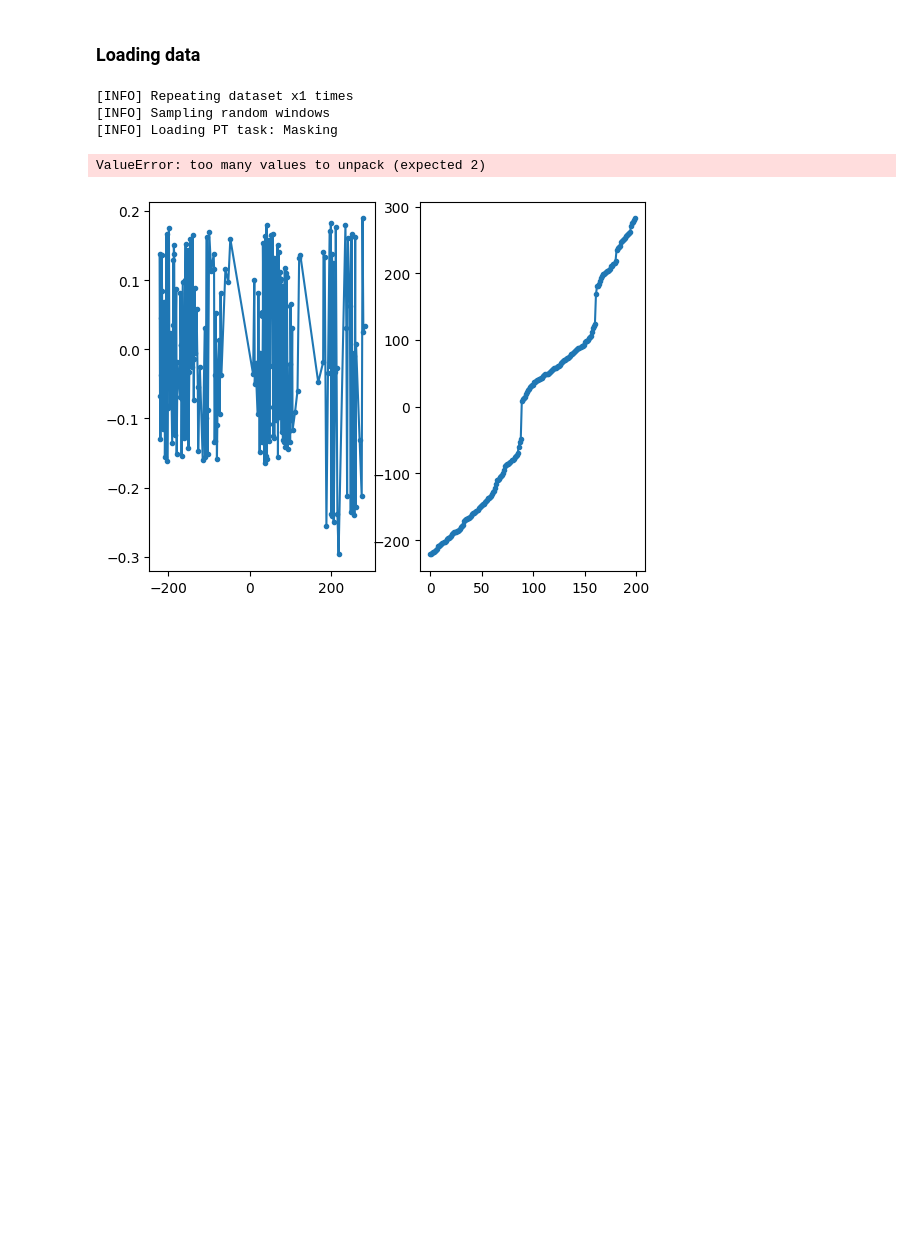
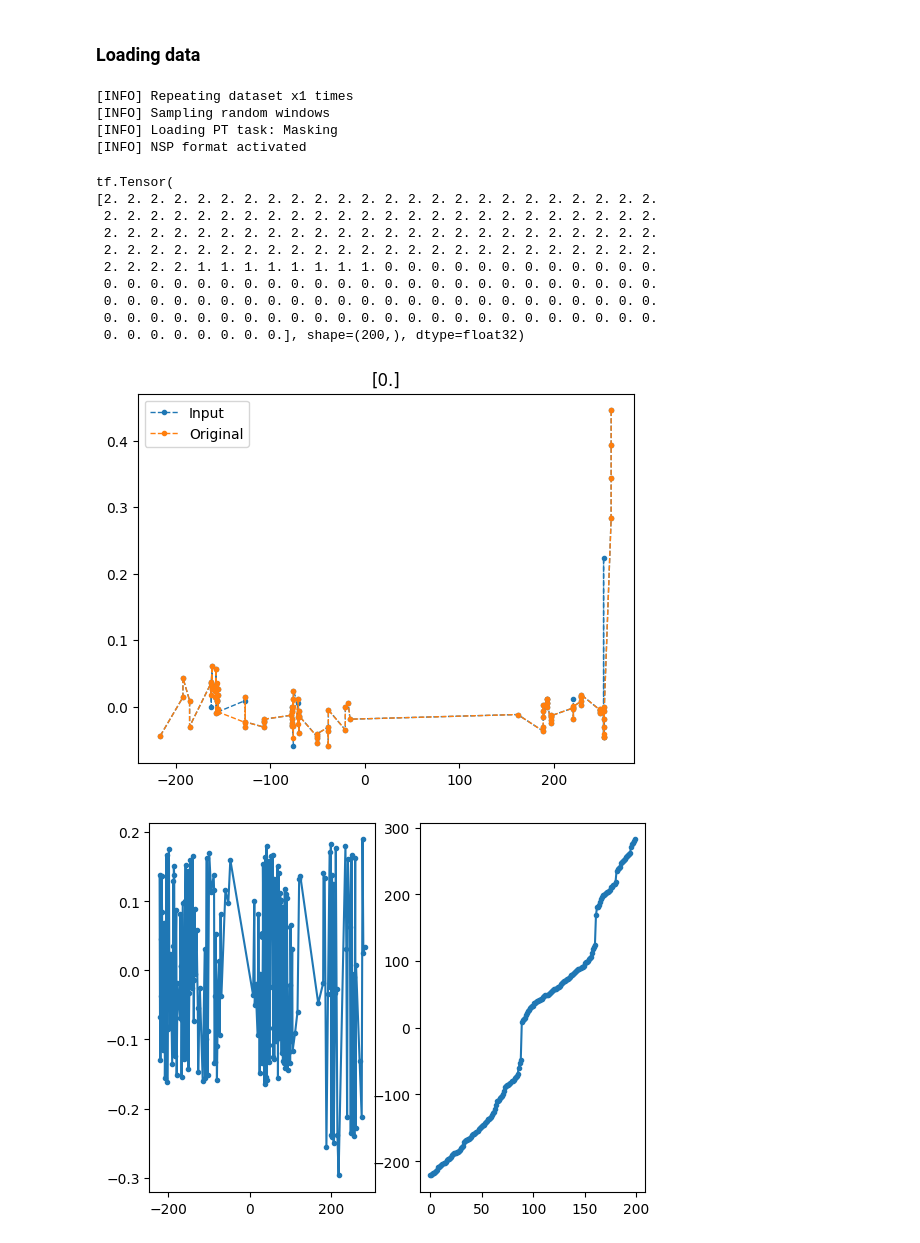
Before and after one commit to cridonoso/astromer, a Jupyter notebook: presentation/experiments/astromer_2/input.ipynb, the cells around one changed output. Saved outputs shown, nothing was run; the diff lists cells and outputs as text; code cells hidden in the pictures; blank space fills up the shorter version.

Commit message:
nsp input running ok - would be good to improve pipeline for short light curves (<50)

```diff
--- a/presentation/experiments/astromer_2/input.ipynb
+++ b/presentation/experiments/astromer_2/input.ipynb
@@ -25,12 +25,12 @@ The autoreload extension is already loaded. To reload it, use:
 # %% [markdown]
 ### Loading data
 # %%
-loader = get_loader('./data/records/alcock/fold_0/alcock/test/',
+loader = get_loader('./data/records/atlas/fold_0/atlas/train/',
                    batch_size=16,
                    window_size=200,
                    probed_frac=.5,
                    random_frac=.2,
-                   nsp_prob=1.,
+                   nsp_prob=.5,
                    sampling=True,
                    shuffle=False,
                    repeat=1,
@@ -44,22 +44,34 @@ loader = get_loader('./data/records/alcock/fold_0/alcock/test/',
 [INFO] Repeating dataset x1 times
 [INFO] Sampling random windows
 [INFO] Loading PT task: Masking
+[INFO] NSP format activated
 # %%
 for x, y in loader.take(1):
     seg = x['seg_emb']-1
 
     x_inp = tf.boolean_mask(x['magnitudes'][0], 1.-x['att_mask'][0])
     y_inp = tf.boolean_mask(y['magnitudes'][0], 1.-x['att_mask'][0])
     t_inp = tf.boolean_mask(x['times'][0], 1.-x['att_mask'][0])
 
+    print(x['seg_emb'][0])
 
 
+    plt.plot(t_inp, x_inp, marker='.', label='Input', linewidth=1, linestyle='--')
     plt.plot(t_inp, y_inp, marker='.', label='Original', linewidth=1, linestyle='--')
-#     plt.plot(t_first, x_first, linewidth=1, label='1st')
-#     plt.plot(t_second, x_second, linewidth=1, label='2nd')
+
     plt.title('{}'.format(y['nsp_label'][0]))
 
     plt.legend()
 # %% [output]
-ValueError: too many values to unpack (expected 2)
+tf.Tensor(
+[2. 2. 2. 2. 2. 2. 2. 2. 2. 2. 2. 2. 2. 2. 2. 2. 2. 2. 2. 2. 2. 2. 2. 2.
+ 2. 2. 2. 2. 2. 2. 2. 2. 2. 2. 2. 2. 2. 2. 2. 2. 2. 2. 2. 2. 2. 2. 2. 2.
+ 2. 2. 2. 2. 2. 2. 2. 2. 2. 2. 2. 2. 2. 2. 2. 2. 2. 2. 2. 2. 2. 2. 2. 2.
+ 2. 2. 2. 2. 2. 2. 2. 2. 2. 2. 2. 2. 2. 2. 2. 2. 2. 2. 2. 2. 2. 2. 2. 2.
+ 2. 2. 2. 2. 1. 1. 1. 1. 1. 1. 1. 1. 0. 0. 0. 0. 0. 0. 0. 0. 0. 0. 0. 0.
+ 0. 0. 0. 0. 0. 0. 0. 0. 0. 0. 0. 0. 0. 0. 0. 0. 0. 0. 0. 0. 0. 0. 0. 0.
+ 0. 0. 0. 0. 0. 0. 0. 0. 0. 0. 0. 0. 0. 0. 0. 0. 0. 0. 0. 0. 0. 0. 0. 0.
+ 0. 0. 0. 0. 0. 0. 0. 0. 0. 0. 0. 0. 0. 0. 0. 0. 0. 0. 0. 0. 0. 0. 0. 0.
+ 0. 0. 0. 0. 0. 0. 0. 0.], shape=(200,), dtype=float32)
+[figure, added]
 # %%
```
Also changed, not shown: parts of 7 cells of this notebook, 2 other files.
